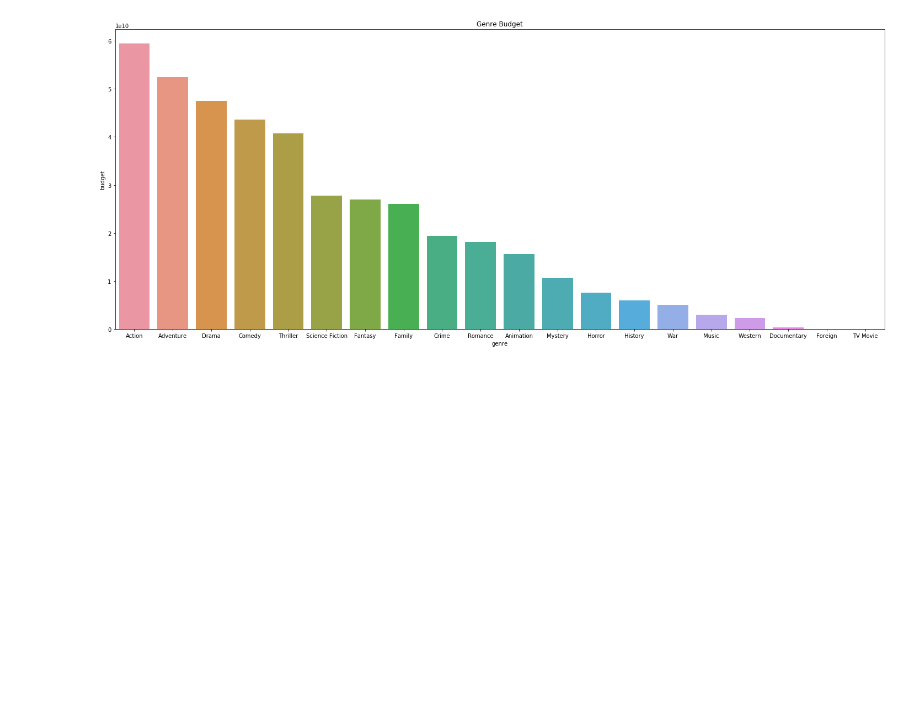
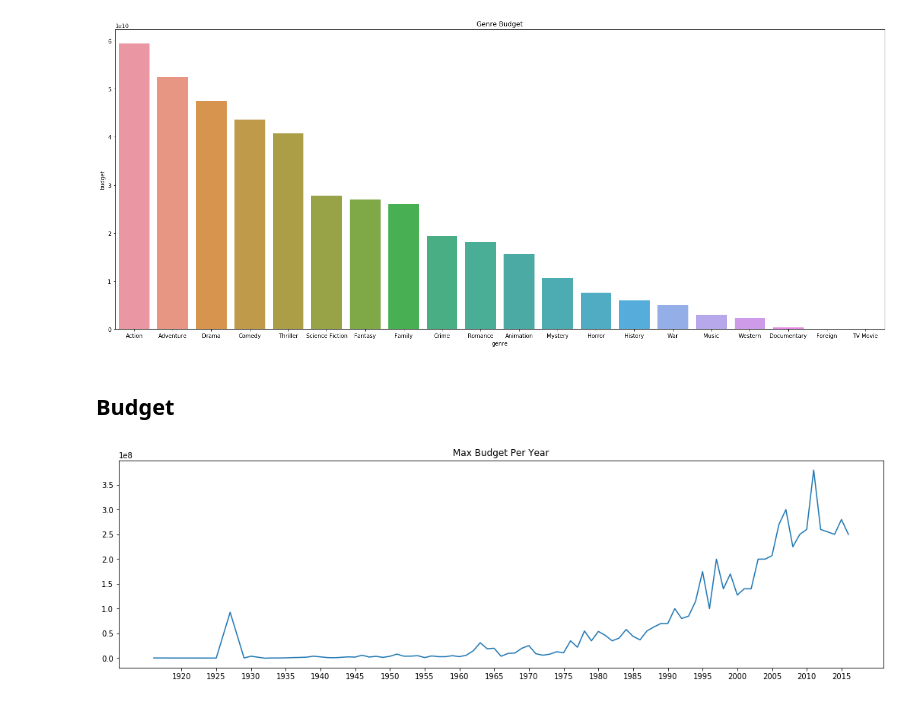
Before and after one commit to leyaof/movie-analysis, a Jupyter notebook: movie-analysis.ipynb, the cells around one changed output. Drawn from its saved outputs; the diff is of its cells as text; code cells hidden in the pictures; blank space fills up the shorter version.

Commit message:
added yearly budget graph

```diff
--- a/movie-analysis.ipynb
+++ b/movie-analysis.ipynb
@@ -414,3 +414,17 @@ sns.barplot(data=genre_budget, x='genre', y='budget').set_title('Genre Budget')
 plt.show()
 # %% [output]
 [figure]
+# %% [markdown]
+## Budget
+# %%
+budget_data = (data[data['budget'].notnull()][['budget', 'year']]
+                .groupby('year')['budget']
+                .max()
+               )
+plt.figure(figsize=(18, 5))
+plt.xticks(np.arange(1920, 2018, 5))
+plt.plot(budget_data)
+plt.title('Max Budget Per Year')
+plt.show()
+# %% [output]
+[figure, added]
```
